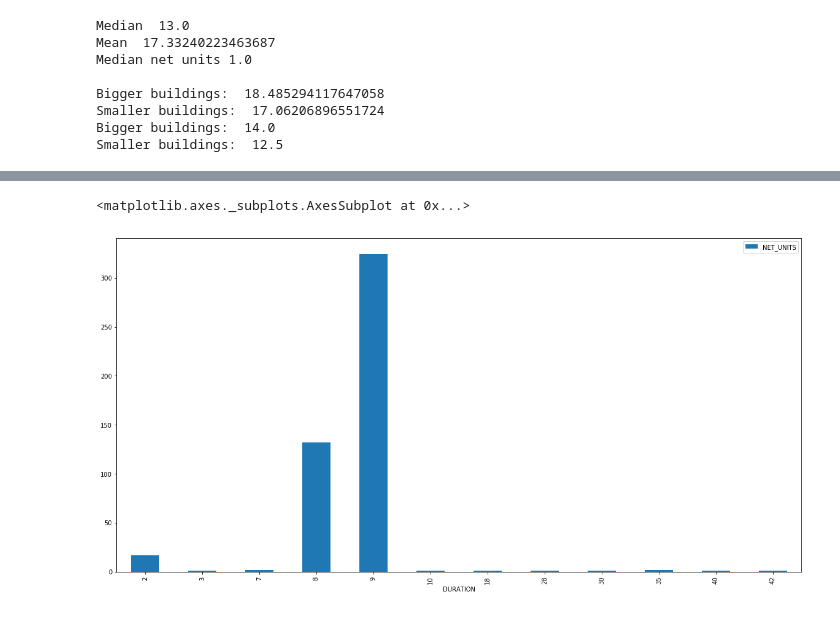
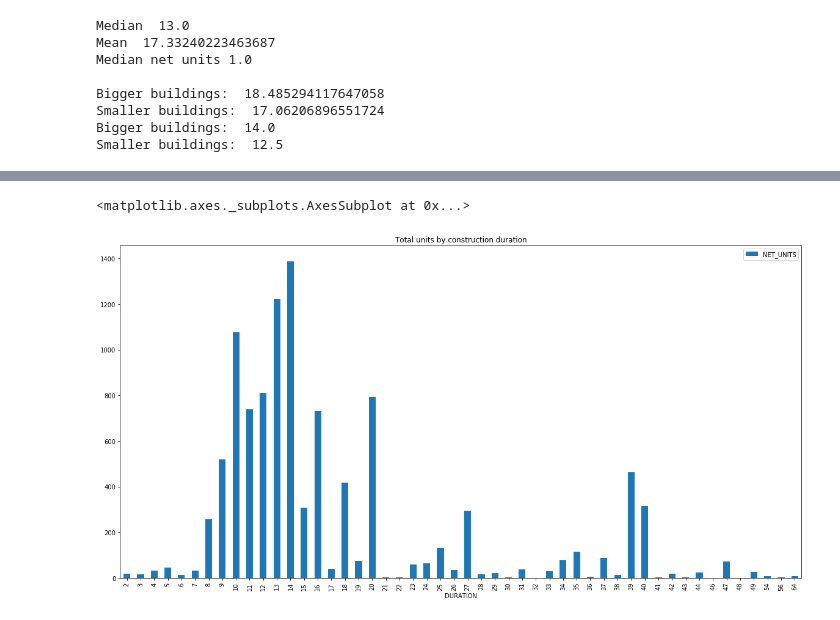
Before and after one commit to openland/statecraft-projects, a Jupyter notebook: housing_pipeline.ipynb, the cells around one changed output, grey strips where cells are left out. Saved outputs shown, nothing was run; the diff lists cells and outputs as text; code cells hidden in the pictures.

```diff
--- a/housing_pipeline.ipynb
+++ b/housing_pipeline.ipynb
@@ -216,8 +173,6 @@ complete.sort_values(['NET_UNITS'], ascending=False).head()
 # %%
-d1 = complete[complete['YEAR_END'] == 2015]
-d1 = d1[d1['QUARTER_END'] == 1]
-grouped = d1.sort_values(['NET_UNITS']).groupby(['DURATION']).sum()
-grouped.plot(y = 'NET_UNITS', kind = "bar", figsize=(20,10))
+grouped = complete.sort_values(['NET_UNITS']).groupby(['DURATION']).sum()
+grouped.plot(y = 'NET_UNITS', kind = "bar", figsize=(20,10), title="Total units by construction duration")
 # %% [output]
 <matplotlib.axes._subplots.AxesSubplot at 0x...>
-[figure, old version]
+[figure, new version]
```
Also changed, not shown: parts of 19 cells of this notebook.
